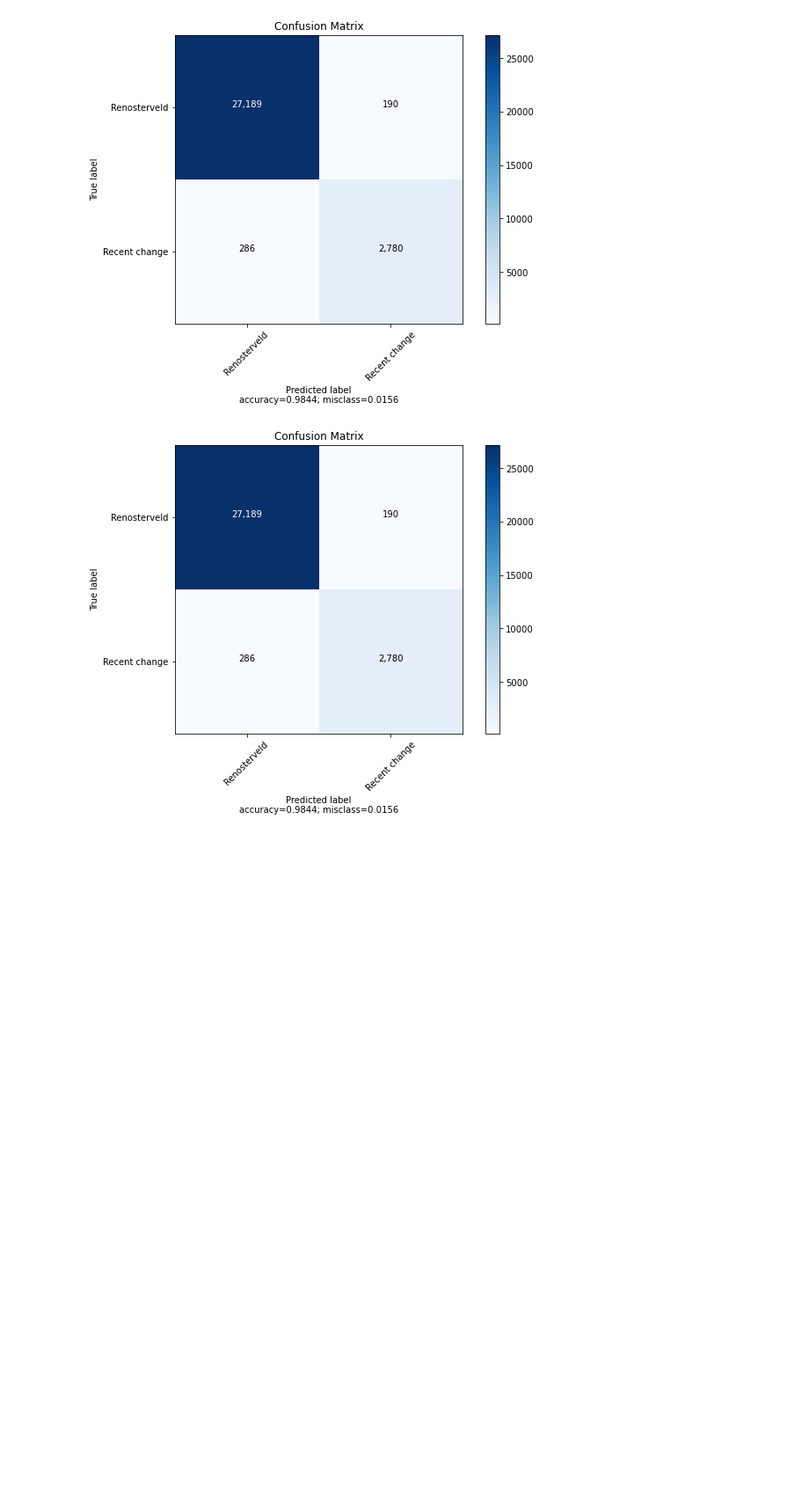
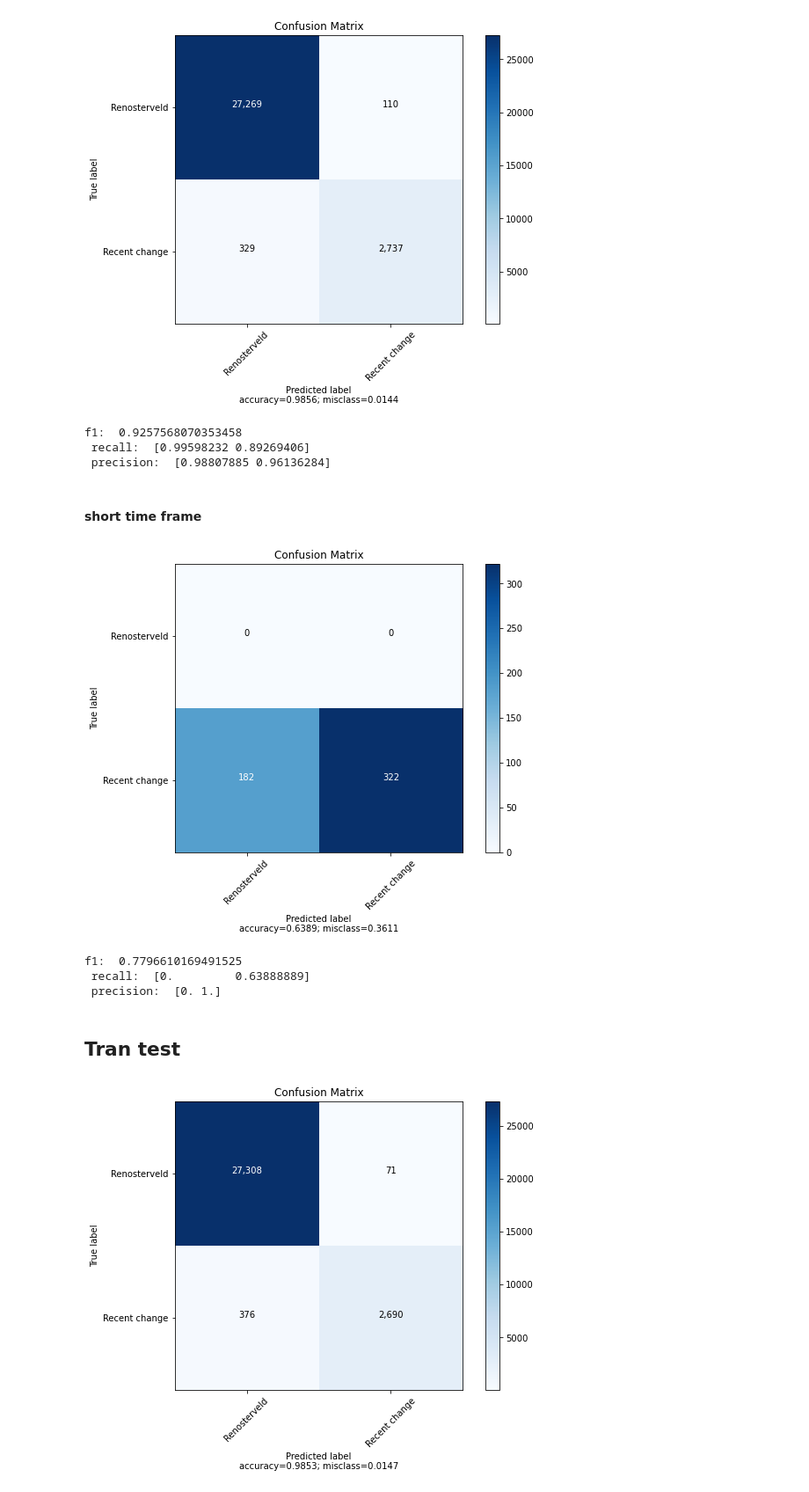
Before and after one commit to GMoncrieff/renosterveld-monitor, a Jupyter notebook: 02_model_fit.ipynb, the cells around one changed output. Shown at 88% size. Drawn from its saved outputs; the diff is of its cells as text; code cells hidden in the pictures; blank space fills up the shorter version.

```diff
--- a/02_model_fit.ipynb
+++ b/02_model_fit.ipynb
@@ -101,7 +95,7 @@ valDataset = tf.data.TFRecordDataset(validFilePath, compression_type='GZIP')\
 .flat_map(lambda x: shift_window(x, WINDOW/3, len(allbands)+1))\
 .map(lambda x: reshape_ts(x, featureNames))\
 .map(lambda x: labeller(x, label))\
-.filter(filter_fn)\
+.filter(lambda x: filter_fn(x,[0.0,1.0]))\
 .map(lambda x: standardize(x, Min,Max))\
 .map(lambda x: poplabint(x, label))\
 .map(lambda x, lab: toTuple(x, lab))\
@@ -118,7 +112,7 @@ model_cfg = {
     "loss": "focal_loss",
     "kernel_regularizer": 1e-08,
     "nb_conv_filters": 32,
-    "nb_conv_stacks": 3
+    "nb_conv_stacks": 6
 }
 
 # rubn model
@@ -130,8 +124,8 @@ model_cnn.train_and_evaluate(
     val_dataset=valDataset,
     num_epochs=epochs,
     iterations_per_epoch=steps,
-    model_directory=model_directory,
+    model_directory=model_cnn_directory,
     save_steps='epoch',
     summary_steps='epoch',
-    verbose=0
+    verbose=1
 )
@@ -155,0 +132,3 @@ _________________________________________________________________
+# %%
+model_cnn.load_weights(checkpoints_cnn_path)
+#result = model_cnn.evaluate(valDataset,verbose=1,return_dict=True)
@@ -282,6 +249,21 @@ testcolumns = [
 ]
 # Dictionary with names as keys, features as values.
 testfeaturesDict = dict(zip(testNames, testcolumns))
+# %%
+shortDataset = tf.data.TFRecordDataset(testFilePath, compression_type='GZIP')\
+.map(lambda x: parse_tfrecord(x,testfeaturesDict))\
+.map(roller)\
+.flat_map(lambda x: shift_window(x, 1, len(testNames)+1))\
+.map(lambda x: reshape_ts(x, testNames,['lablag']))\
+.map(lambda x: labeller(x, label))\
+.map(lambda x: labeller(x, 'lablag'))\
+.filter(lambda x: filter_fn(x,[1.0]))\
+.filter(lambda x: filter_fn(x,[11.0,21.0,1.0],'lablag'))\
+.map(lambda x: popkey(x,['ndvi_diff','roll','count','lablag']))\
+.map(lambda x: standardize(x, Min,Max))\
+.map(lambda x: poplabint(x, label))\
+.map(lambda x, lab: toTuple(x, lab))\
+.batch(batch_size)
 # %%
 testDataset = tf.data.TFRecordDataset(testFilePath, compression_type='GZIP')\
 .map(lambda x: parse_tfrecord(x,testfeaturesDict))\
@@ -320,3 +302,40 @@ result = metrics.f1_score(y_obs,pred_y)
+# %%
+print('f1: ', metrics.f1_score(y_obs,pred_y),'\n','recall: ',metrics.recall_score(y_obs,pred_y,average=None),'\n','precision: ',metrics.precision_score(y_obs,pred_y,average=None))
+# %% [output]
+f1:  0.9257568070353458
+ recall:  [0.99598232 0.89269406]
+ precision:  [0.98807885 0.96136284]
+# %% [markdown]
+#### short time frame
+# %%
+predictions = model_cnn.predict(shortDataset)
+pred_y = np.argmax(predictions,axis=1)
+
+y_obs = shortDataset\
+.map(lambda x,lab: lab)\
+.as_numpy_iterator()
+
+y_obs = list(y_obs)
+
+y_obs = np.vstack(y_obs)
+y_obs = np.argmax(y_obs,axis=1)
+
+con_mat = tf.math.confusion_matrix(labels=y_obs, predictions=pred_y).numpy()
+
+plot_confusion_matrix(cm = con_mat,
+                      normalize    = False,
+                      target_names = ['Renosterveld', 'Recent change'],
+                      title        = "Confusion Matrix")
+# %% [output]
+[figure, added]
+# %%
+print('f1: ', metrics.f1_score(y_obs,pred_y),'\n','recall: ',metrics.recall_score(y_obs,pred_y,average=None),'\n','precision: ',metrics.precision_score(y_obs,pred_y,average=None))
+# %% [output]
+f1:  0.7796610169491525
+ recall:  [0.         0.63888889]
+ precision:  [0. 1.]
+# %% [markdown]
+## Tran test
 # %%
 predictions = model_trans.predict(testDataset)
 pred_y = np.argmax(predictions,axis=1)
```
Also changed, not shown: parts of 31 cells of this notebook, 21 other files.
